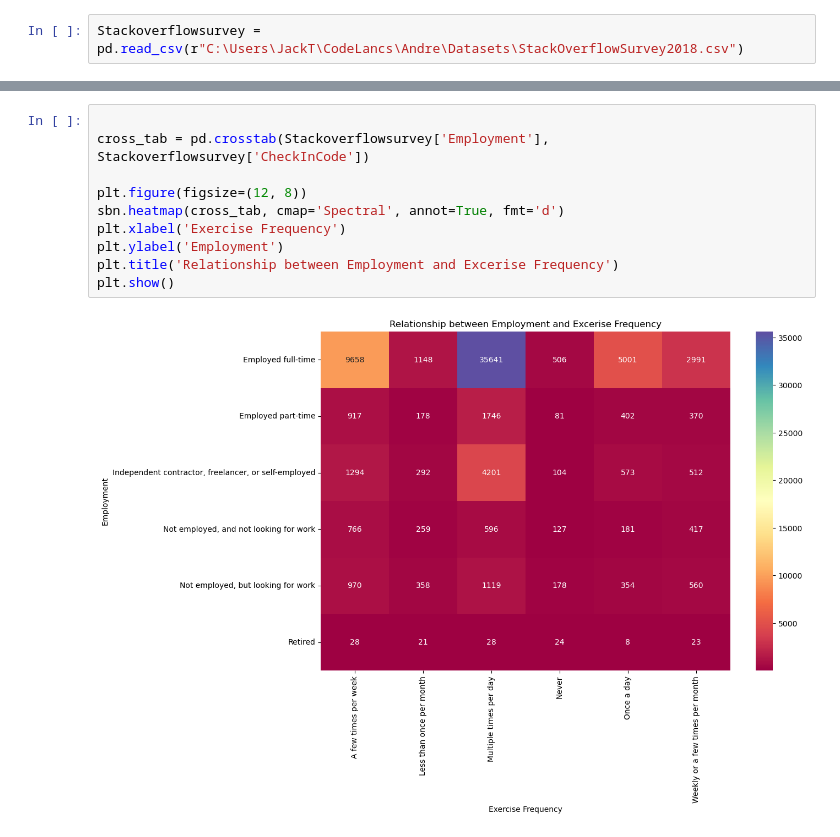
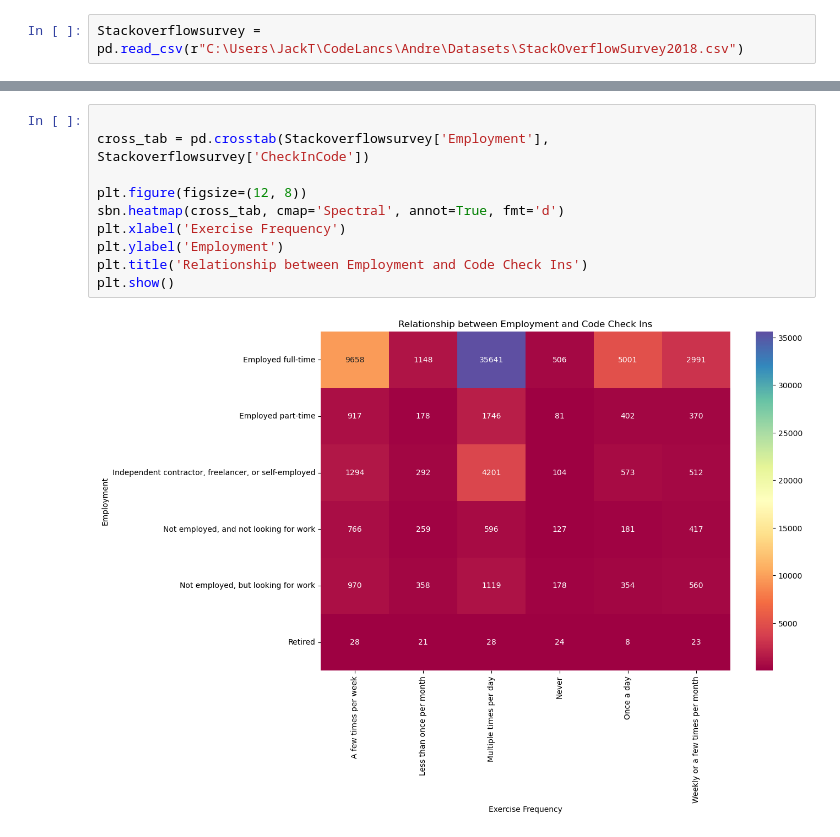
Before and after one commit to JackTyson95/CodeLancs_Assignments, a Jupyter notebook: Homework 2_Stackoverflow_Dataset.ipynb, the cells around one changed output, grey strips where cells are left out. Drawn from its saved outputs; the diff is of its cells as text.

```diff
--- a/Homework 2_Stackoverflow_Dataset.ipynb
+++ b/Homework 2_Stackoverflow_Dataset.ipynb
@@ -78,12 +64,12 @@ Name: CheckInCode, Length: 98855, dtype: object
 # %%
 
 cross_tab = pd.crosstab(Stackoverflowsurvey['Employment'], Stackoverflowsurvey['CheckInCode'])
 
 plt.figure(figsize=(12, 8))
 sbn.heatmap(cross_tab, cmap='Spectral', annot=True, fmt='d')
 plt.xlabel('Exercise Frequency')
 plt.ylabel('Employment')
-plt.title('Relationship between Employment and Excerise Frequency')
+plt.title('Relationship between Employment and Code Check Ins')
 plt.show()
 # %% [output]
-[figure, old version]
+[figure, new version]
```
Also changed, not shown: parts of 4 cells of this notebook.
